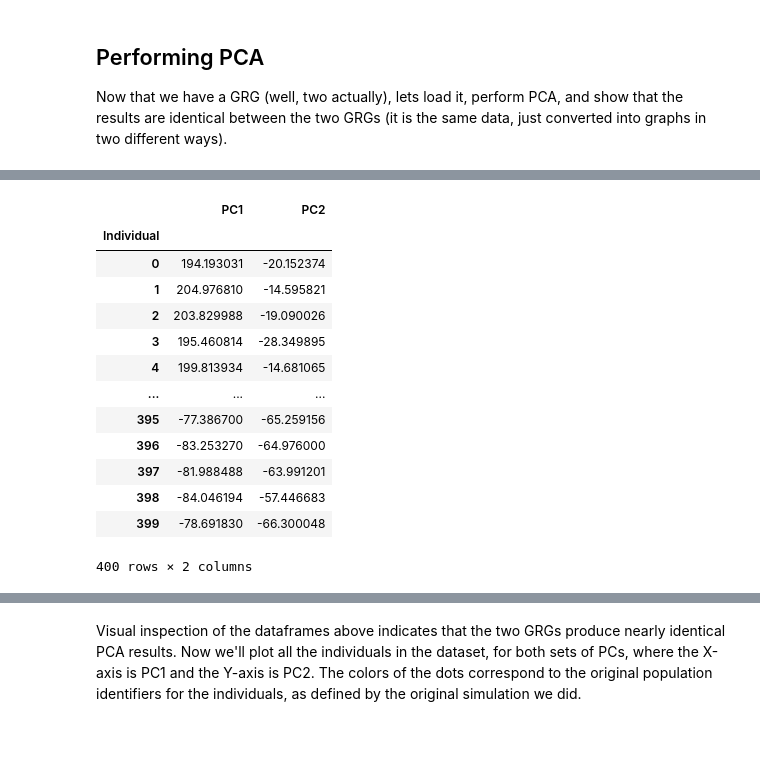
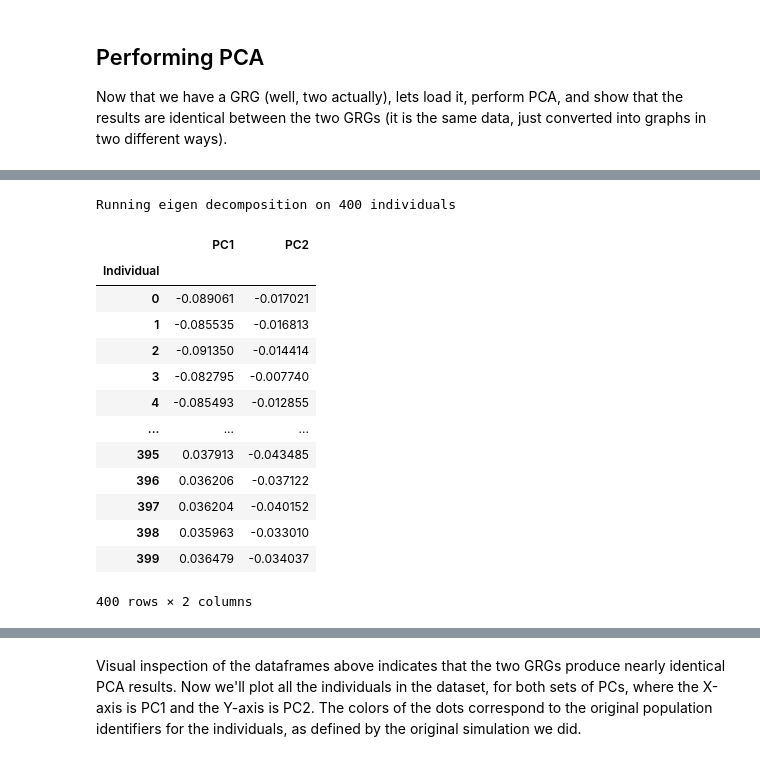
Before and after one commit to aprilweilab/grgl, a Jupyter notebook: doc/tutorials/notebooks/PCA.ipynb, the cells around one changed output, grey strips where cells are left out. Cells and saved outputs as stored; diff of their text form; code cells hidden in the pictures.

```diff
--- a/doc/tutorials/notebooks/PCA.ipynb
+++ b/doc/tutorials/notebooks/PCA.ipynb
@@ -147,24 +147,25 @@ Mutations (Variants): 359119
 # %%
 from grapp.linalg import PCs
 
 # First 2 PCs on the constructed GRG. This is very fast! A few seconds on my laptop.
-pca_df = PCs(grg, 2, unitvar=False)
+pca_df = PCs(grg, 2)
 pca_df
 # %% [output]
+Running eigen decomposition on 400 individuals
 |  | PC1 | PC2 |
 | Individual |  |  |
-| 0 | 194.193031 | -20.152374 |
-| 1 | 204.976810 | -14.595821 |
-| 2 | 203.829988 | -19.090026 |
-| 3 | 195.460814 | -28.349895 |
-| 4 | 199.813934 | -14.681065 |
+| 0 | -0.089061 | -0.017021 |
+| 1 | -0.085535 | -0.016813 |
+| 2 | -0.091350 | -0.014414 |
+| 3 | -0.082795 | -0.007740 |
+| 4 | -0.085493 | -0.012855 |
 | ... | ... | ... |
-| 395 | -77.386700 | -65.259156 |
-| 396 | -83.253270 | -64.976000 |
-| 397 | -81.988488 | -63.991201 |
-| 398 | -84.046194 | -57.446683 |
-| 399 | -78.691830 | -66.300048 |
+| 395 | 0.037913 | -0.043485 |
+| 396 | 0.036206 | -0.037122 |
+| 397 | 0.036204 | -0.040152 |
+| 398 | 0.035963 | -0.033010 |
+| 399 | 0.036479 | -0.034037 |
-400 rows × 2 columns
+400 rows × 2 columns
 # %%
 # First 2 PCs on the "true" GRG (converted from ARG). This is a bit slower - about 20-30 seconds on my laptop.
 # This highlights something interesting: the constructed GRG is created for speed and compression, and is the one that
```
Also changed, not shown: parts of 5 cells of this notebook, 6 other files.
